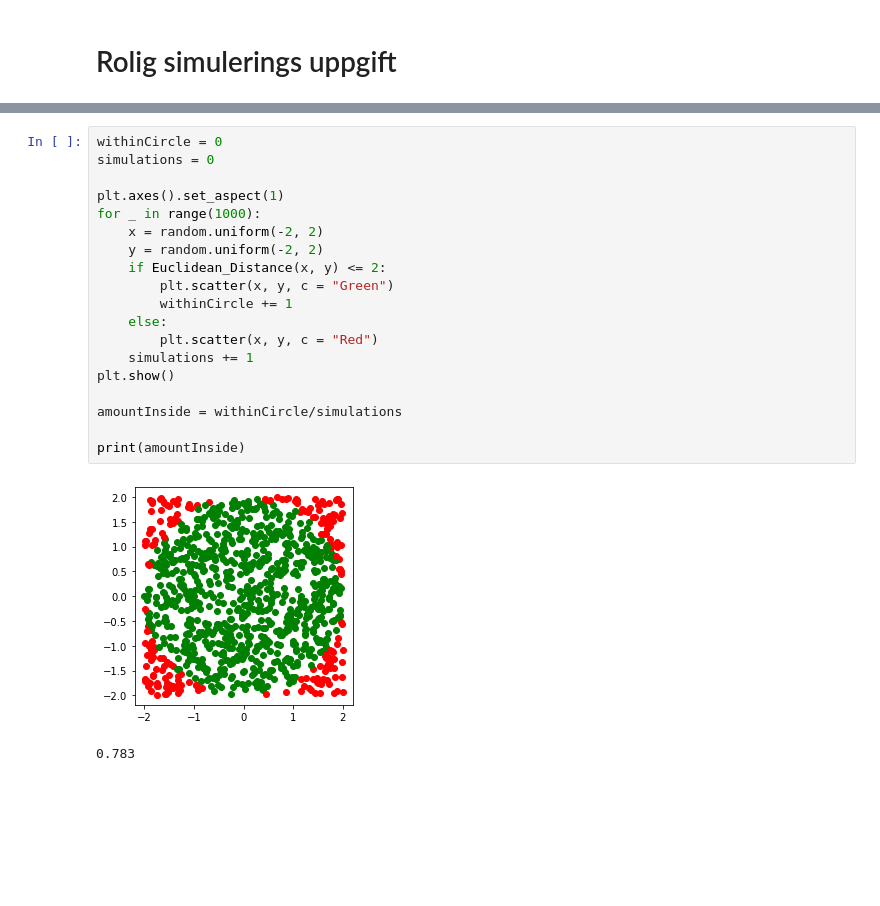
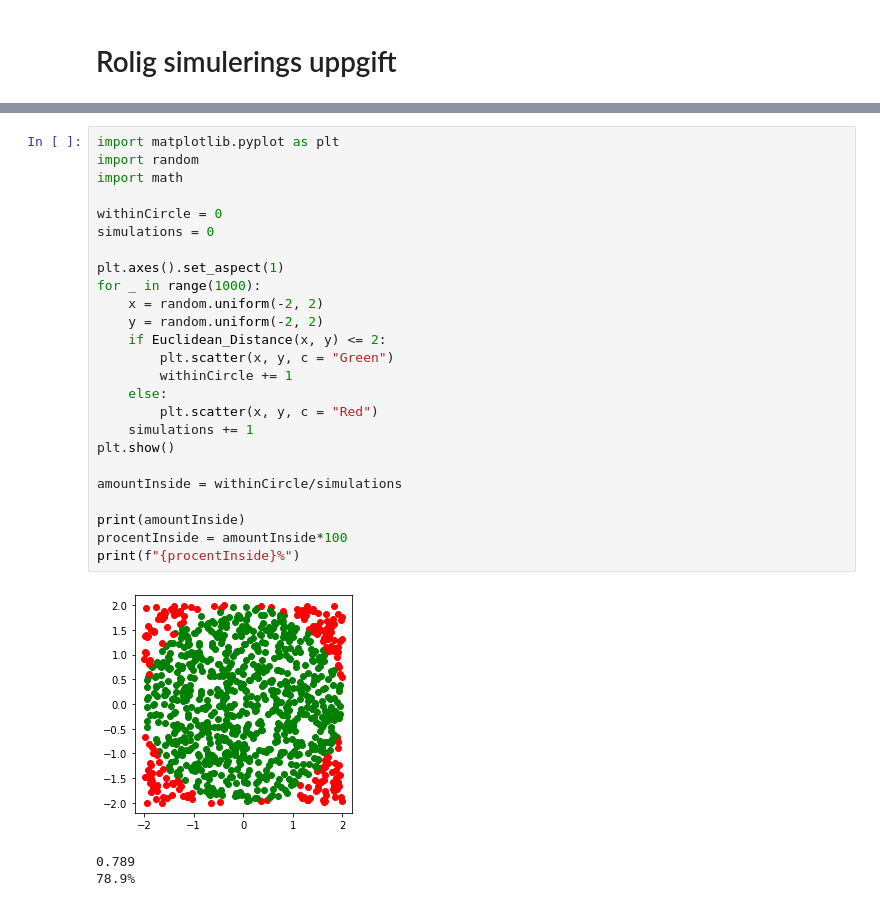
Before and after one commit to FabianAndersson17/python-programmering-Fabian-Adnersson, a Jupyter notebook: Explorations/SimuleringsUppgift.ipynb, the cells around one changed output, grey strips where cells are left out. Saved outputs shown, nothing was run; the diff lists cells and outputs as text; blank space fills up the shorter version.

Commit message:
Now prints the procent of how many darts that landed in the Circle

```diff
--- a/Explorations/SimuleringsUppgift.ipynb
+++ b/Explorations/SimuleringsUppgift.ipynb
@@ -37,22 +37,29 @@ print(amountInside)
 # %%
+import matplotlib.pyplot as plt
+import random
+import math
+
 withinCircle = 0
 simulations = 0
 
 plt.axes().set_aspect(1)
 for _ in range(1000):
     x = random.uniform(-2, 2)
     y = random.uniform(-2, 2)
     if Euclidean_Distance(x, y) <= 2:
         plt.scatter(x, y, c = "Green")
         withinCircle += 1
     else:
         plt.scatter(x, y, c = "Red")
     simulations += 1
 plt.show()
 
 amountInside = withinCircle/simulations
 
 print(amountInside)
+procentInside = amountInside*100
+print(f"{procentInside}%")
 # %% [output]
-[figure, old version]
+[figure, new version]
-0.783
+0.789
+78.9%
```
Also changed, not shown: parts of 1 cell of this notebook.
